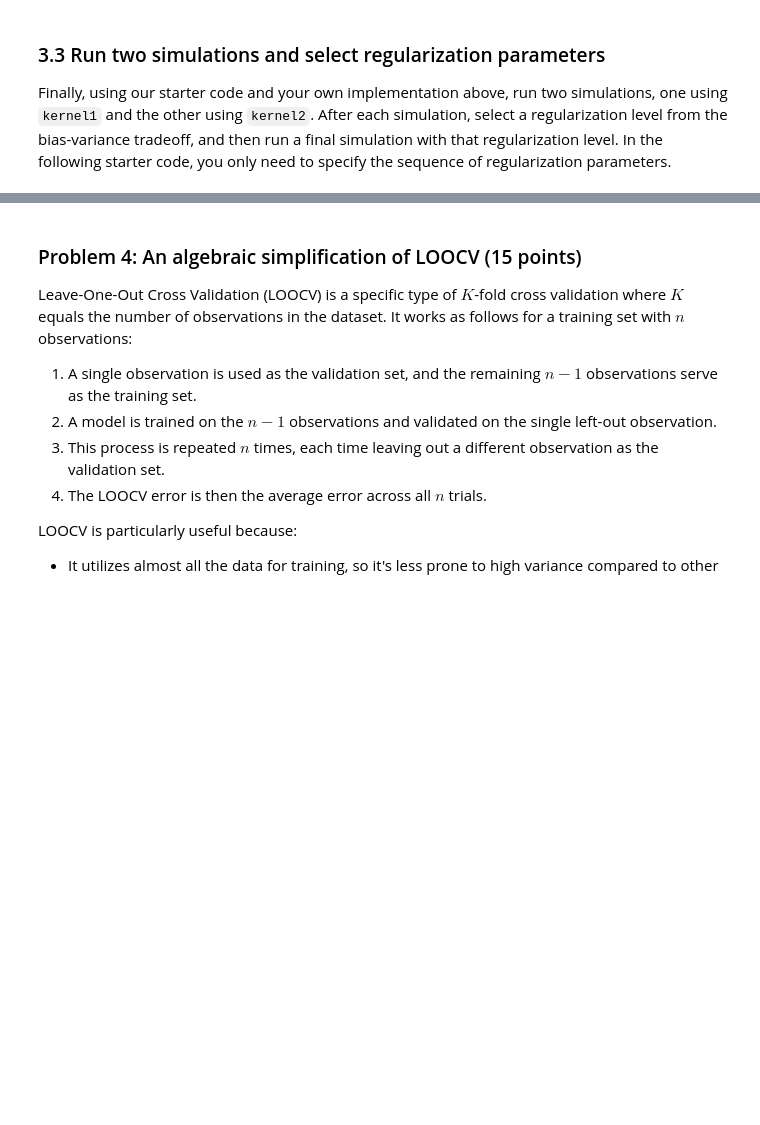
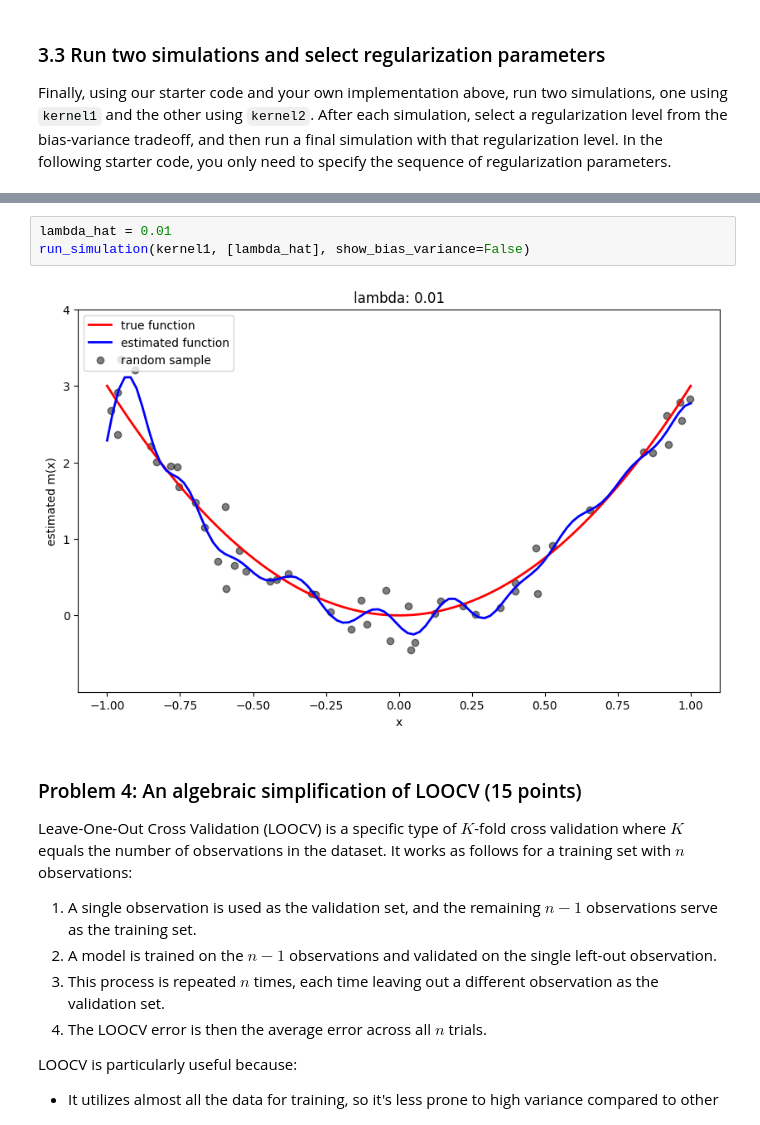
Before and after one commit to hascherj/IML_assignments, a Jupyter notebook: assignments/assn1/assn1.ipynb, the cells around one changed output, grey strips where cells are left out. Saved outputs shown, nothing was run; the diff lists cells and outputs as text; blank space fills up the shorter version.

```diff
--- a/assignments/assn1/assn1.ipynb
+++ b/assignments/assn1/assn1.ipynb
@@ -395,3 +400,8 @@ run_simulation(kernel2, lmbdas)
+# %%
+lambda_hat = 0.01
+run_simulation(kernel1, [lambda_hat], show_bias_variance=False)
+# %% [output]
+[figure, added]
 # %% [markdown]
 ### Problem 4: An algebraic simplification of LOOCV (15 points)
 
```
Also changed, not shown: parts of 3 cells of this notebook.
